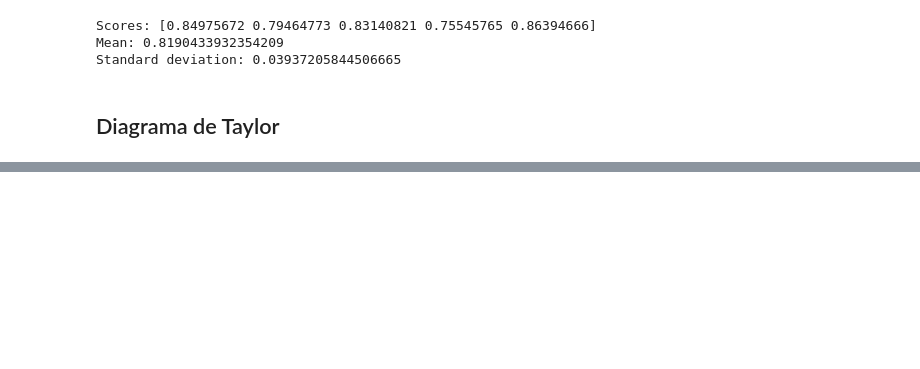
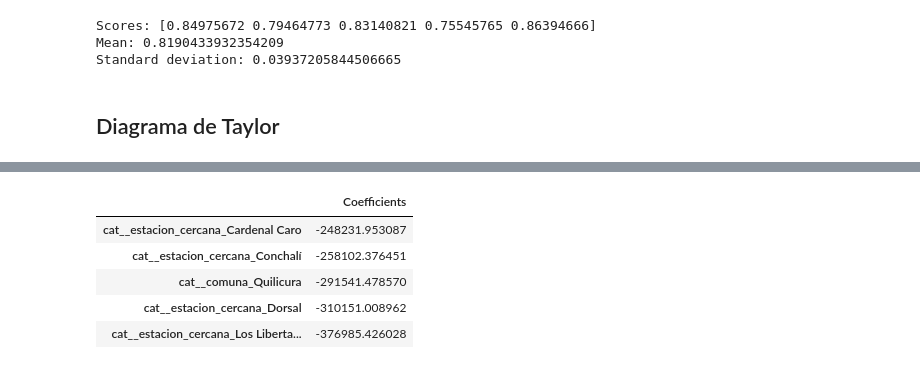
Before and after one commit to smenaaliaga/rent-apartment-system, a Jupyter notebook: analytics/tarea-2-ml.ipynb, the cells around one changed output, grey strips where cells are left out. Saved outputs shown, nothing was run; the diff lists cells and outputs as text; code cells hidden in the pictures; blank space fills up the shorter version.

```diff
--- a/analytics/tarea-2-ml.ipynb
+++ b/analytics/tarea-2-ml.ipynb
@@ -706,0 +778,9 @@ for i in range(len(y_hats)):
+# %%
+coefs.tail()
+# %% [output]
+|  | Coefficients |
+| cat__estacion_cercana_Cardenal Caro | -248231.953087 |
+| cat__estacion_cercana_Conchalí | -258102.376451 |
+| cat__comuna_Quilicura | -291541.478570 |
+| cat__estacion_cercana_Dorsal | -310151.008962 |
+| cat__estacion_cercana_Los Liberta... | -376985.426028 |
```
Also changed, not shown: parts of 38 cells of this notebook.
